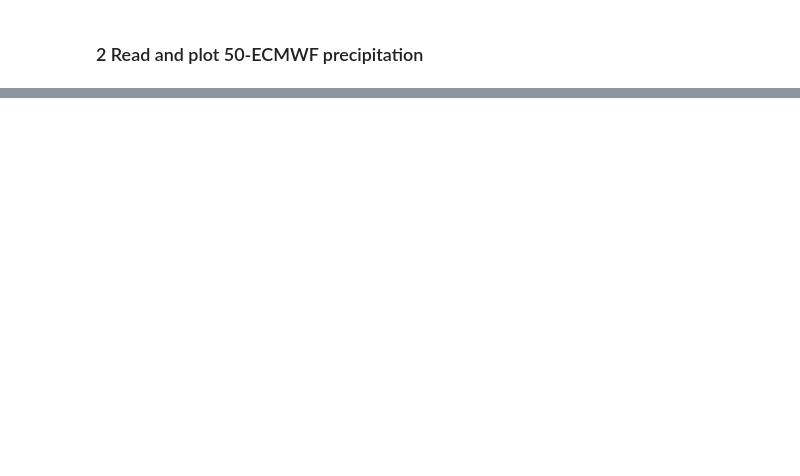
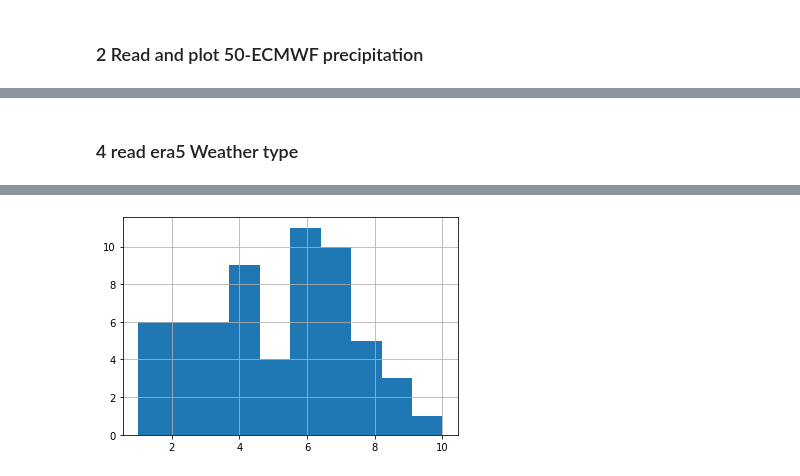
Before and after one commit to ming80302/SOARS, a Jupyter notebook: rd_csv_soar.ipynb, the cells around one changed output, grey strips where cells are left out. Saved outputs shown, nothing was run; the diff lists cells and outputs as text; code cells hidden in the pictures; blank space fills up the shorter version.

```diff
--- a/rd_csv_soar.ipynb
+++ b/rd_csv_soar.ipynb
@@ -70 +76,27 @@ df_prism.prec.plot(color='black')
 [figure]
+# %% [markdown]
+### 4 read era5 Weather type
+# %%
+flnm = dir_i + 'wt_era5_ca.txt'
+print('read ', flnm)
+
+df_era5 = pd.read_csv(flnm, header = None, delim_whitespace=True)
+#print(df_era5.head())
+
+# add column names and index
+df_era5.columns = ['year', 'month','day', 'WT']
+
+# create index
+n_date = len(df_era5)
+
+date_s = datetime.datetime(df_era5.year[0], df_era5.month[0], df_era5.day[0],   0)
+date_e = datetime.datetime(df_era5.year[n_date-1], df_era5.month[n_date-1], df_era5.day[n_date-1], 23)
+
+print(date_s, '-', date_e)
+date_ind=pd.date_range(date_s, date_e, freq='d')
+df_era5.index = date_ind
+
+n_unique=np.unique(df_era5.WT.values)
+n_unique
+df_era5.WT.hist(bins=len(n_unique));
+# %% [output]
@@ -70,0 +105 @@ df_prism.prec.plot(color='black')
+[figure, added]
```
Also changed, not shown: parts of 11 cells of this notebook.
